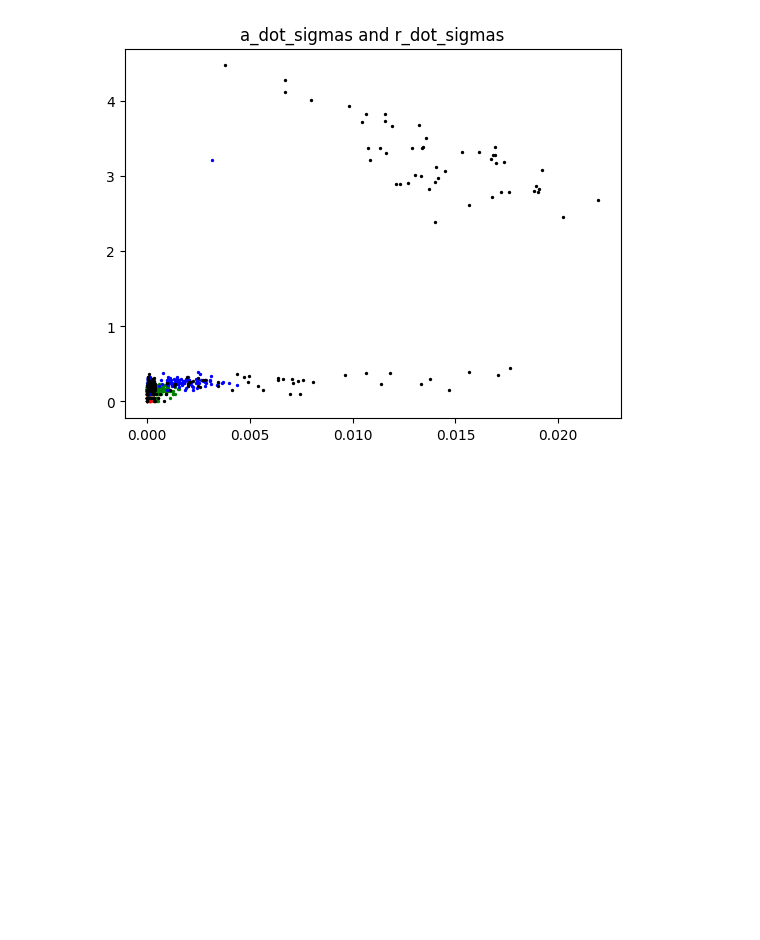
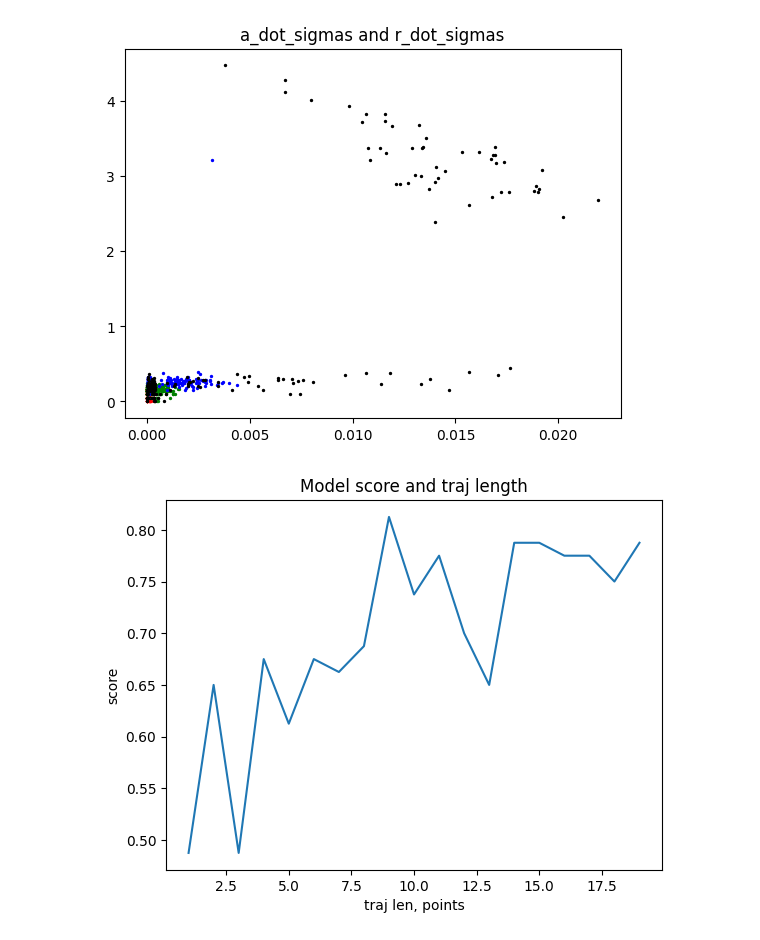
Before and after one commit to aaboiko/buoy_sonar_python, a Jupyter notebook: utils_2.ipynb, the cells around one changed output. Saved outputs shown, nothing was run; the diff lists cells and outputs as text; code cells hidden in the pictures; blank space fills up the shorter version.

```diff
--- a/utils_2.ipynb
+++ b/utils_2.ipynb
@@ -543,3 +543,19 @@ plt.title('a_dot_sigmas and r_dot_sigmas')
 plt.show()
 # %% [output]
 [figure]
+# %%
+import numpy as np
+import matplotlib.pyplot as plt
+
+scores = np.loadtxt('datasets/synthetic/single/scores_by_traj_len.txt', delimiter=' ')
+
+xs = [i for i in range(1, 20)]
+ys = scores
+
+plt.plot(xs, ys)
+plt.title('Model score and traj length')
+plt.xlabel('traj len, points')
+plt.ylabel('score')
+plt.show()
+# %% [output]
+[figure, added]
```
Also changed, not shown: 1 other file.
